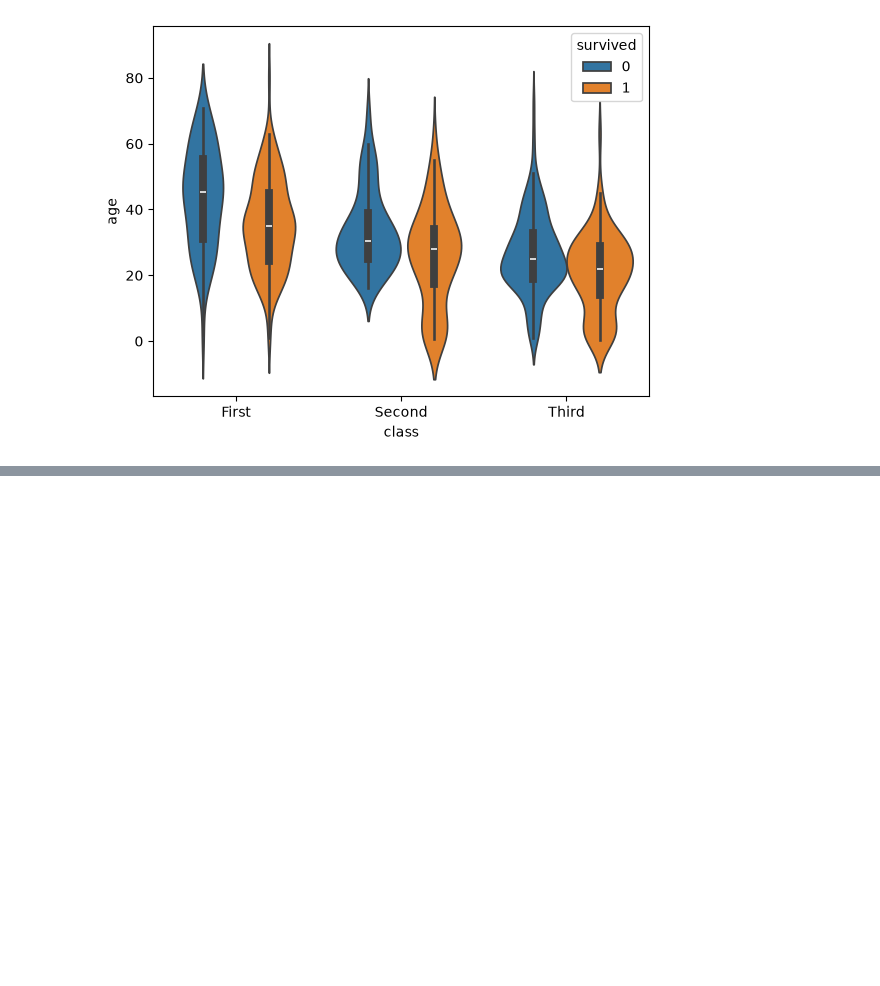
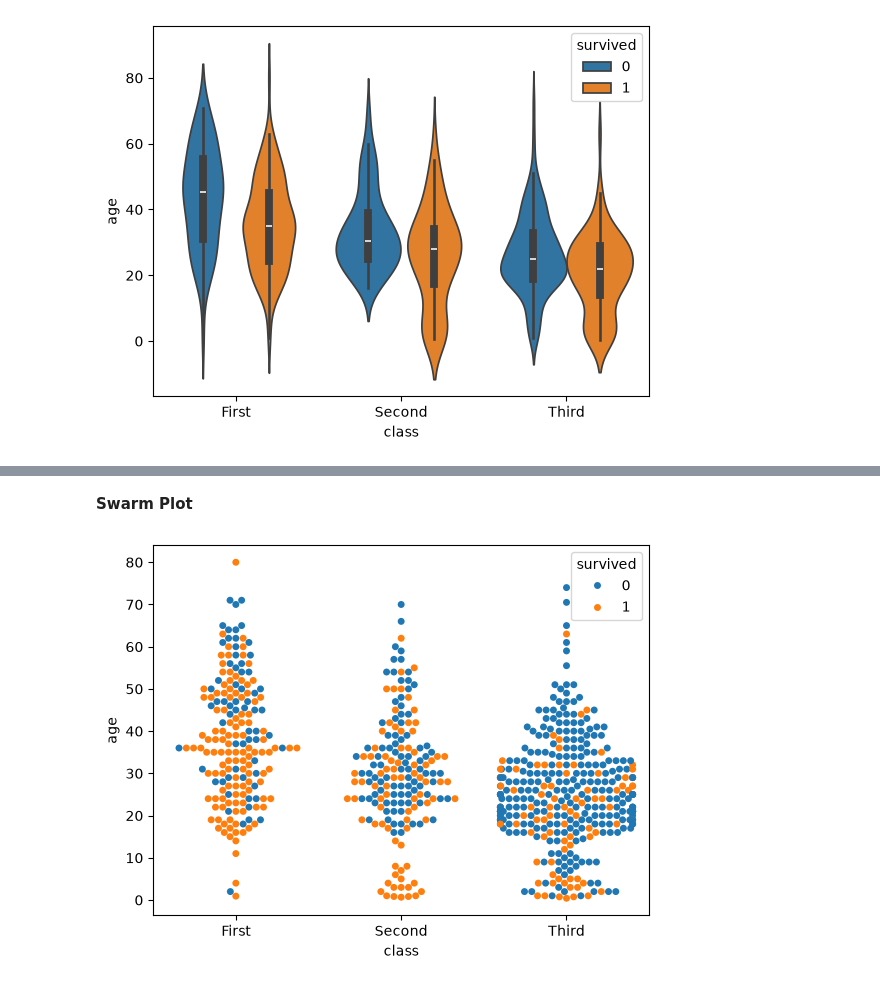
Before and after one commit to PiyushJain0844/Python, a Jupyter notebook: Seaborn.ipynb, the cells around one changed output, grey strips where cells are left out. Cells and saved outputs as stored; diff of their text form; code cells hidden in the pictures; blank space fills up the shorter version.

```diff
--- a/Seaborn.ipynb
+++ b/Seaborn.ipynb
@@ -257,0 +282,12 @@ plt.show()
+# %% [markdown]
+**Swarm Plot**
+# %%
+sns.swarmplot (
+    data = titanic,
+    x = "class",
+    y = "age",
+    hue = "survived",
+)
+plt.show()
+# %% [output]
+[figure, added]
```
Also changed, not shown: parts of 23 cells of this notebook.
